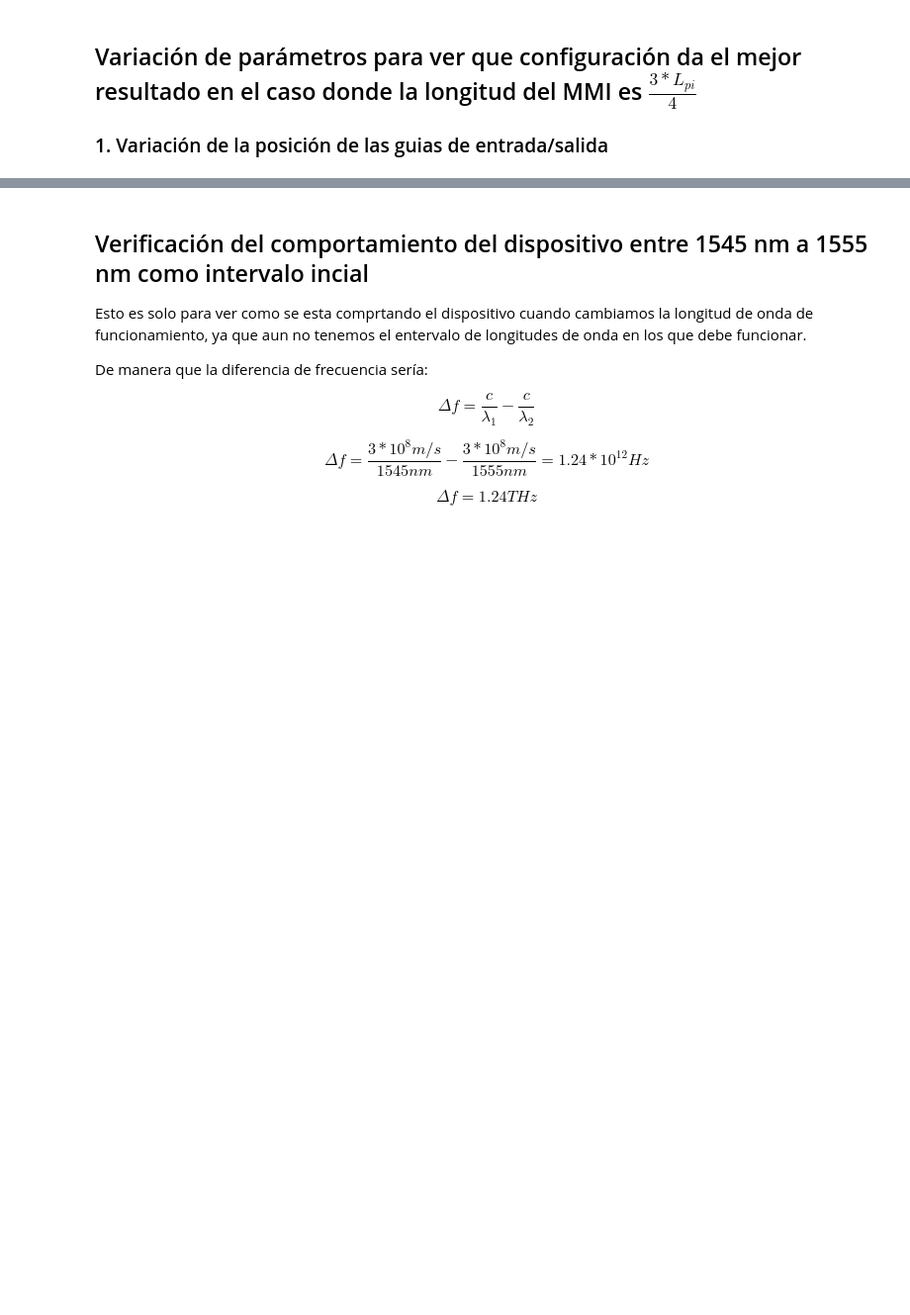
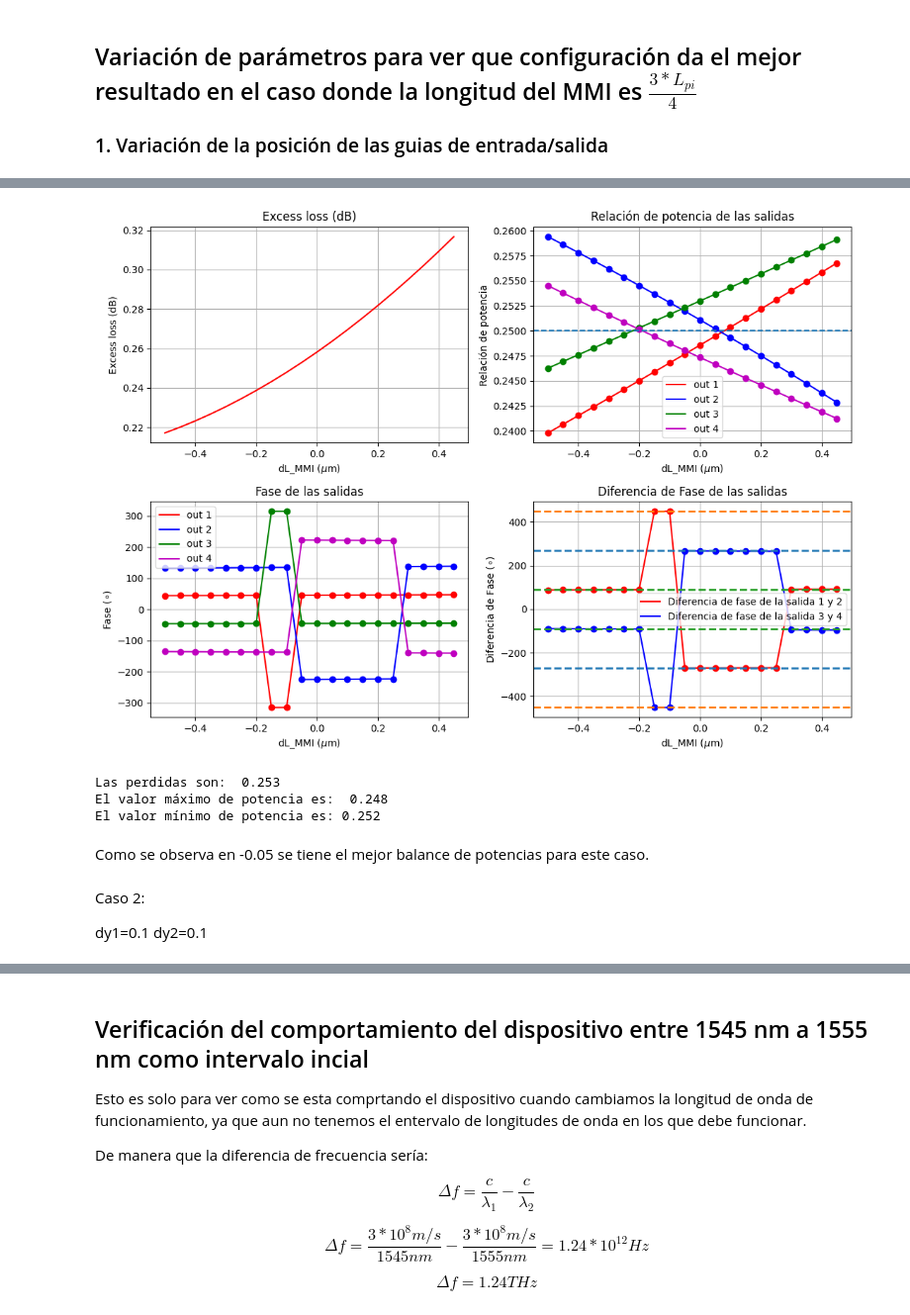
Before and after one commit to PauDaniOrtiz/pic-upv-TFM-Paula-Ortiz, a Jupyter notebook: MMI_2X4.ipynb, the cells around one changed output, grey strips where cells are left out. Shown at 99% size. Drawn from its saved outputs; the diff is of its cells as text; code cells hidden in the pictures; blank space fills up the shorter version.

```diff
--- a/MMI_2X4.ipynb
+++ b/MMI_2X4.ipynb
@@ -779,0 +1728,4 @@ plt.show()
+# %%
+dy1 = 0
+dy2 = 0.1
+array_DL_MMI,array_EL,array_power_out1,array_power_out2,array_power_out3,array_power_out4,array_phase_out1,array_phase_out2,array_phase_out3,array_phase_out4,array_phase_o1_o2,array_phase_o3_o4 = varLongitudMMI(dy1,dy2)
@@ -779,0 +1890,19 @@ plt.show()
+# %%
+graficaVariacion1P(array_DL_MMI,array_EL,array_power_out1,array_power_out2,array_power_out3,array_power_out4,array_phase_out1,array_phase_out2,array_phase_out3,array_phase_out4,array_phase_o1_o2,array_phase_o3_o4)
+# %% [output]
+[figure, added]
+# %%
+print("Las perdidas son: ", np.round(array_EL[9],3))
+print("El valor máximo de potencia es: ",np.round(array_power_out1[9],3))
+print("El valor mínimo de potencia es:", np.round(array_power_out3[9],3))
+# %% [output]
+Las perdidas son:  0.253
+El valor máximo de potencia es:  0.248
+El valor mínimo de potencia es: 0.252
+# %% [markdown]
+Como se observa en -0.05 se tiene el mejor balance de potencias para este caso.
+# %% [markdown]
+Caso 2:
+
+dy1=0.1
+dy2=0.1
```
Also changed, not shown: parts of 30 cells of this notebook, 3 other files.
